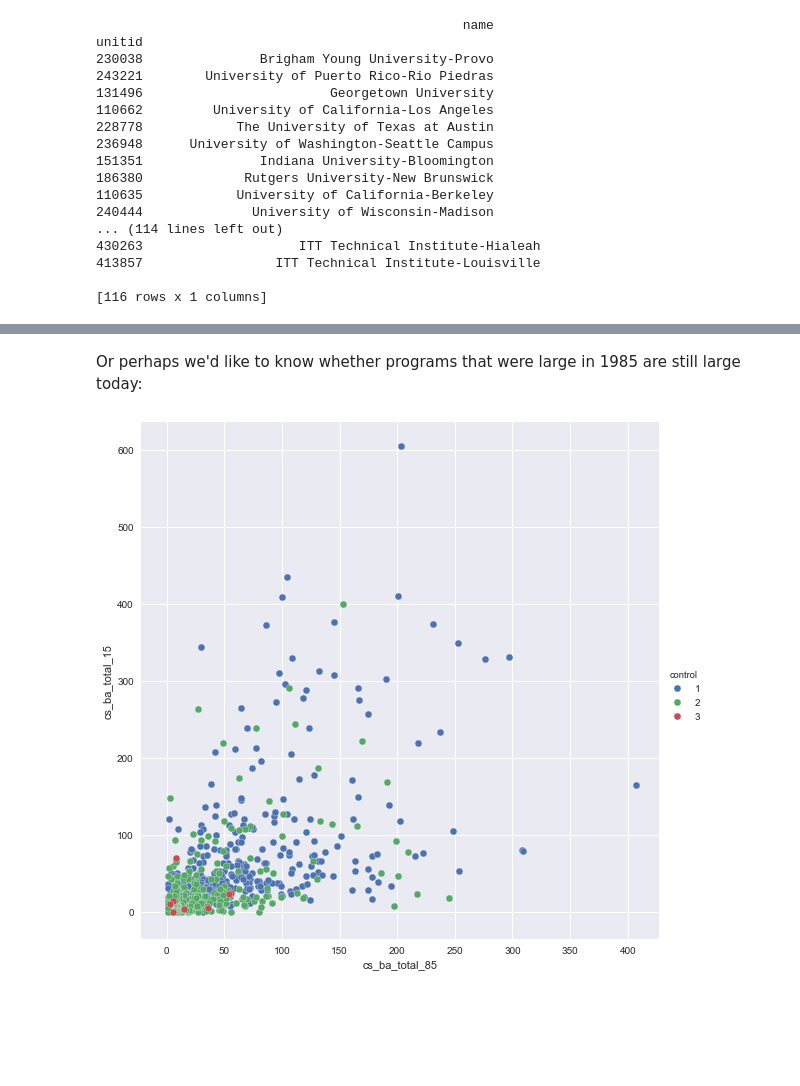
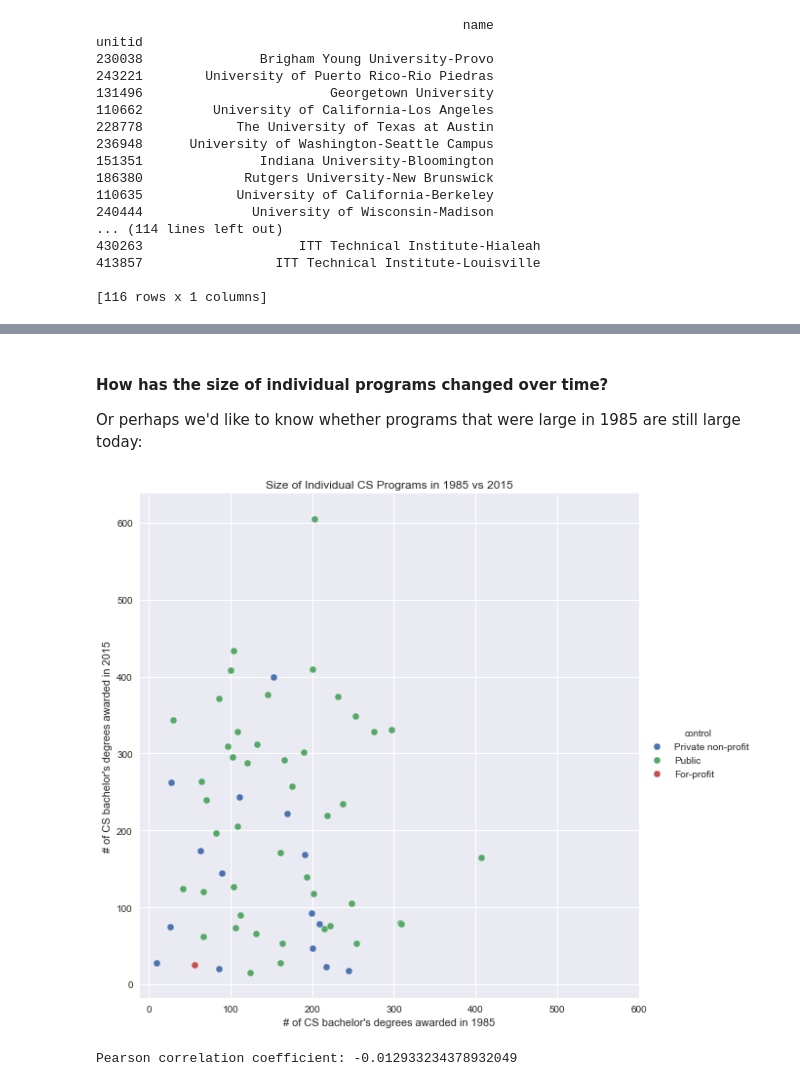
Before and after one commit to kevintroy/ipeds, a Jupyter notebook: IPEDS_degree_completions.ipynb, the cells around one changed output, grey strips where cells are left out. Drawn from its saved outputs; the diff is of its cells as text; code cells hidden in the pictures; blank space fills up the shorter version.

```diff
--- a/IPEDS_degree_completions.ipynb
+++ b/IPEDS_degree_completions.ipynb
@@ -379,18 +449,47 @@ plt.show()
 # %% [markdown]
+#### How has the size of individual programs changed over time?
 Or perhaps we'd like to know whether programs that were large in 1985 are still large today:
-# %%
-cs_data_1985 = cs_by_uni[cs_by_uni['year'] == 1985].iloc[:, 1:].set_index('unitid')
-cs_data_2015 = cs_by_uni[cs_by_uni['year'] == 2015].iloc[:, 1:10].set_index('unitid')
-cs_compare_85_15 = pd.merge(cs_data_1985, cs_data_2015,
-                                left_index=True,
-                                right_index=True,
-                                suffixes=('_85', '_15'))
-
-sns.pairplot(x_vars=['cs_ba_total_85'],
-        y_vars=['cs_ba_total_15'],
-        data= cs_compare_85_15,
-        hue='control',
-        size= 8)
-plt.show()
-# %% [output]
-[figure, removed]
+# %%
+# flip the data around to a 1985 vs. 2015 comparison for each institution
+cs_data_1985 = top_cs_unis_trend.loc[
+    top_cs_unis_trend['year'] == 1985].iloc[
+    :, 1:].set_index('unitid')
+
+cs_data_2015 = top_cs_unis_trend.loc[
+    top_cs_unis_trend['year'] == 2015].iloc[
+    :, 1:10].set_index('unitid')
+
+cs_compare_85_15 = pd.merge(cs_data_1985, cs_data_2015,
+                                left_index=True,
+                                right_index=True,
+                                suffixes=('_85', '_15'))
+
+cs_compare_85_15['control'] = cs_compare_85_15['control'].apply(lambda c: control_codes[c])
+
+
+# plot it
+scale_limit = max(cs_compare_85_15['cs_ba_total_85'].max(),
+                 cs_compare_85_15['cs_ba_total_15'].max())
+scale_ticks = np.arange(0, scale_limit, 100)
+
+sns.pairplot(x_vars=['cs_ba_total_85'],
+        y_vars=['cs_ba_total_15'],
+        data= cs_compare_85_15,
+        hue='control',
+        size=8)
+plt.title('Size of Individual CS Programs in 1985 vs 2015')
+plt.text(x= 1.5,
+        y= 97.5,
+        s='Top ' + str(len(top_cs_unis)) + ' Programs by Size Only')
+plt.xticks(scale_ticks)
+plt.yticks(scale_ticks)
+plt.xlabel("# of CS bachelor's degrees awarded in 1985")
+plt.ylabel("# of CS bachelor's degrees awarded in 2015")
+
+plt.show()
+
+print('Pearson correlation coefficient:',
+      (cs_compare_85_15.corr().loc['cs_ba_total_85', 'cs_ba_total_15']))
+# %% [output]
+[figure, added]
+Pearson correlation coefficient: -0.012933234378932049
```
Also changed, not shown: parts of 26 cells of this notebook.
